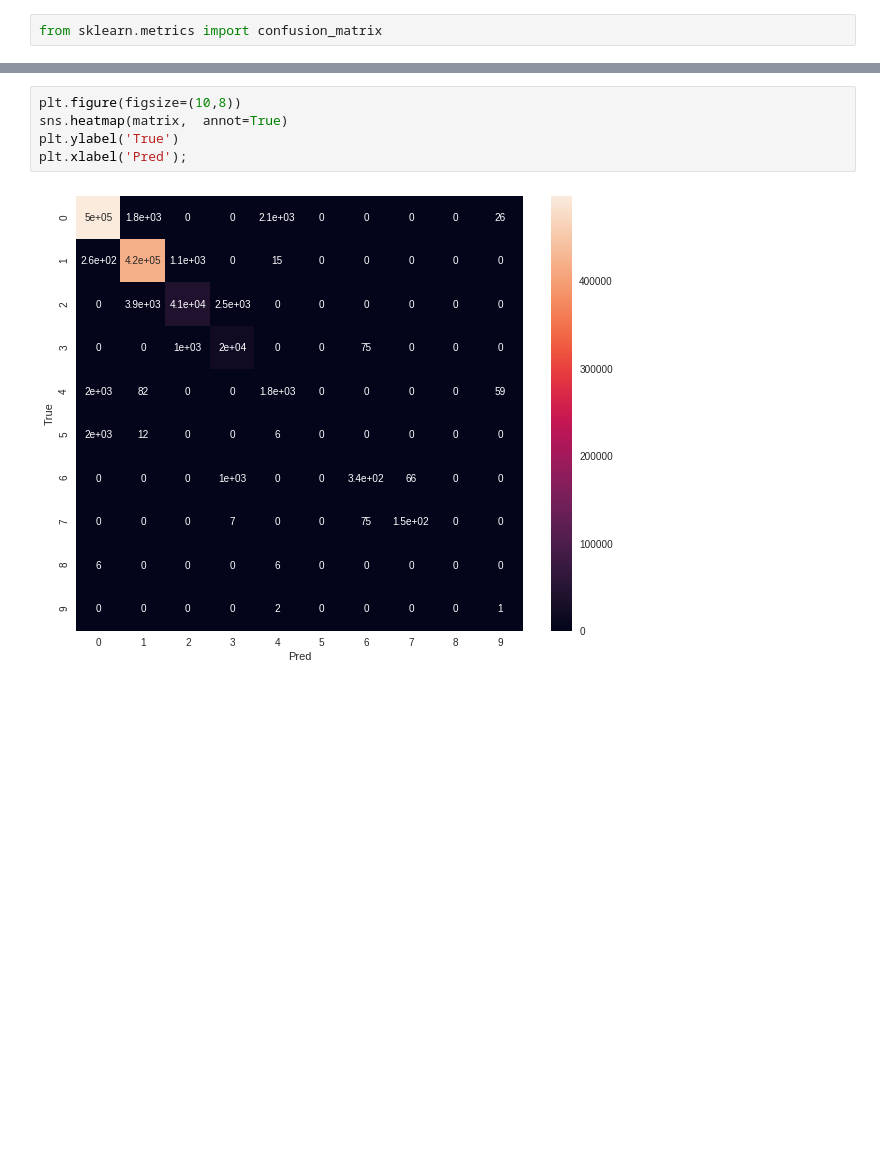
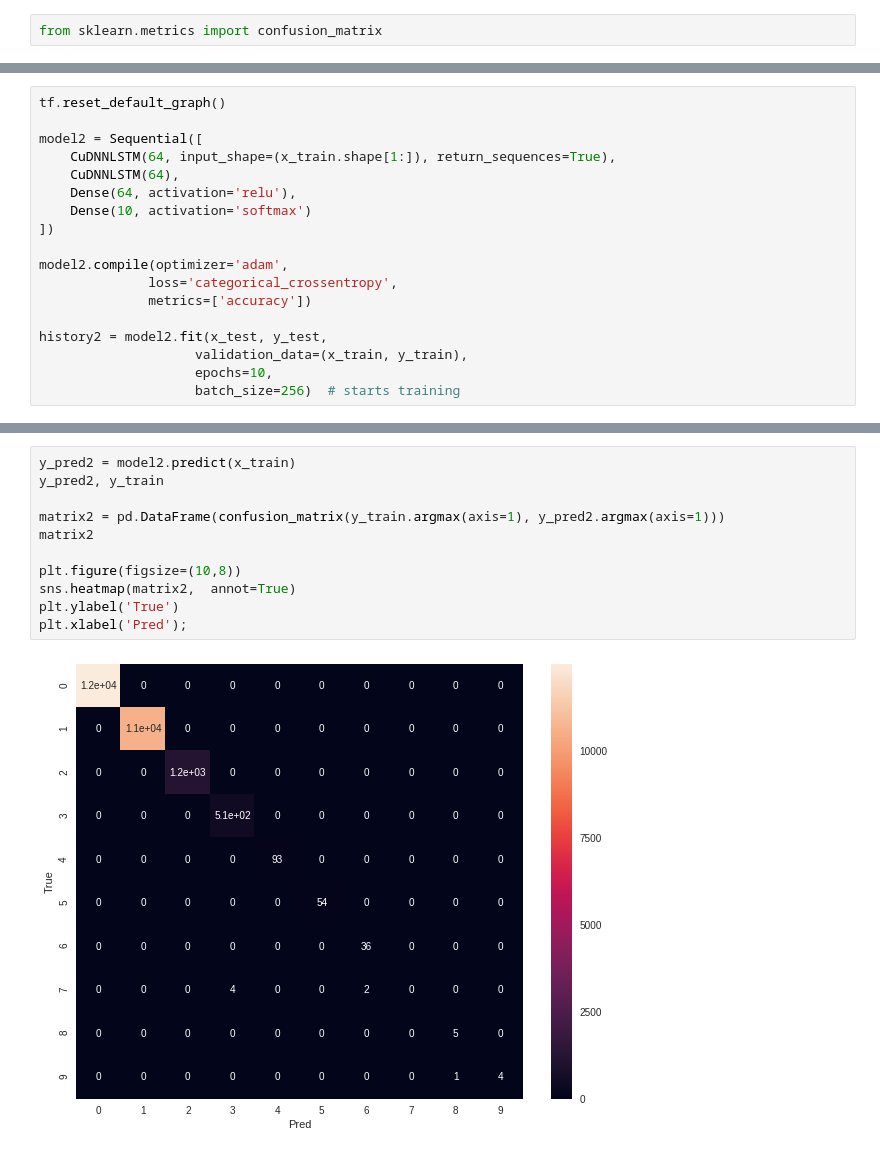
Before and after one commit to victorthury/Trabalho2_AMMD, a Jupyter notebook: rule_learing/3_LSTM.ipynb, the cells around one changed output, grey strips where cells are left out. Cells and saved outputs as stored; diff of their text form; blank space fills up the shorter version.

```diff
--- a/rule_learing/3_LSTM.ipynb
+++ b/rule_learing/3_LSTM.ipynb
@@ -266,0 +242,18 @@ matrix
+# %%
+tf.reset_default_graph()
+
+model2 = Sequential([
+    CuDNNLSTM(64, input_shape=(x_train.shape[1:]), return_sequences=True),
+    CuDNNLSTM(64),
+    Dense(64, activation='relu'),
+    Dense(10, activation='softmax')
+])
+
+model2.compile(optimizer='adam',
+              loss='categorical_crossentropy',
+              metrics=['accuracy'])
+
+history2 = model2.fit(x_test, y_test,
+                    validation_data=(x_train, y_train),
+                    epochs=10,
+                    batch_size=256)  # starts training
@@ -267,7 +304,13 @@ matrix
 # %%
+y_pred2 = model2.predict(x_train)
+y_pred2, y_train
+
+matrix2 = pd.DataFrame(confusion_matrix(y_train.argmax(axis=1), y_pred2.argmax(axis=1)))
+matrix2
+
 plt.figure(figsize=(10,8))
-sns.heatmap(matrix,  annot=True)
+sns.heatmap(matrix2,  annot=True)
 plt.ylabel('True')
 plt.xlabel('Pred');
 # %% [output]
-[figure, old version]
+[figure, new version]
```
Also changed, not shown: parts of 12 cells of this notebook.
